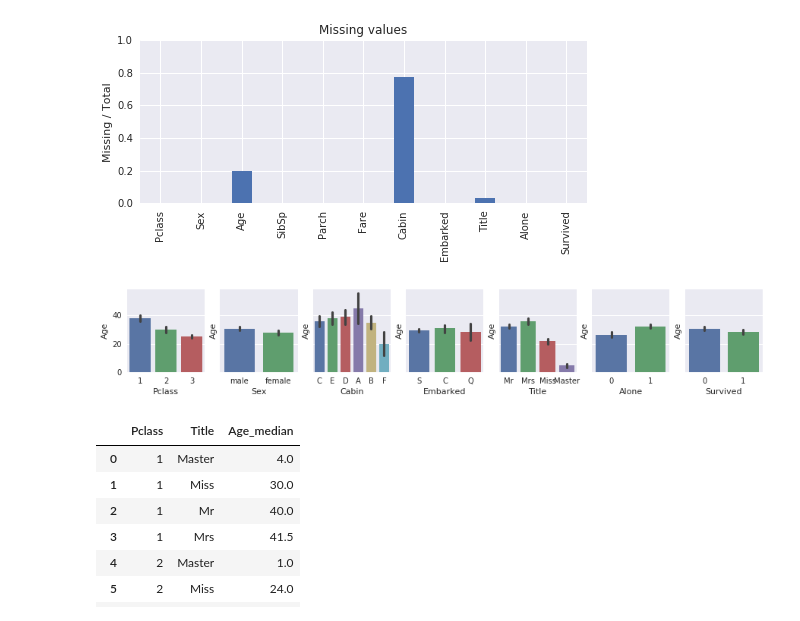
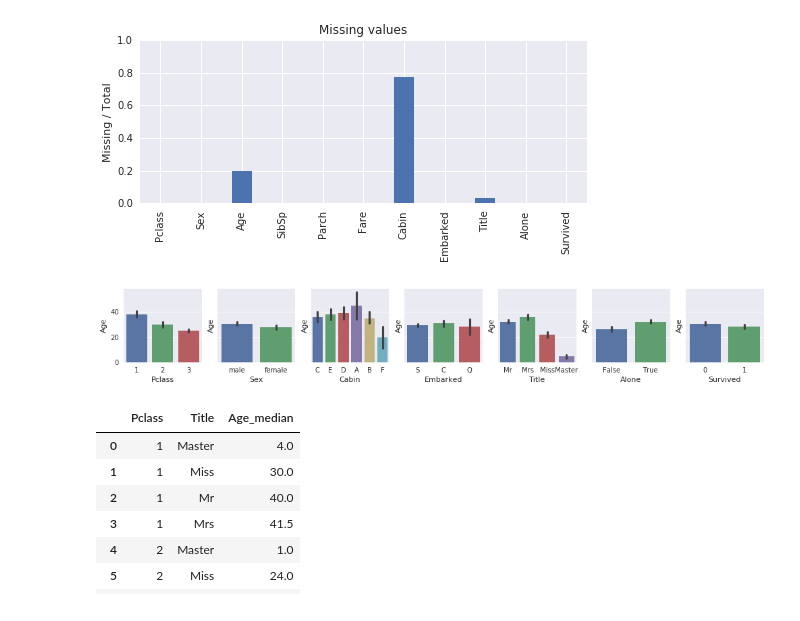
Before and after one commit to angelmtenor/data-science-keras, a Jupyter notebook: titanic.ipynb, the cells around one changed output. Drawn from its saved outputs; the diff is of its cells as text; code cells hidden in the pictures.

```diff
--- a/titanic.ipynb
+++ b/titanic.ipynb
@@ -79,7 +79,7 @@ fields = ['Cabin', 'Title']
 df.loc[:, fields] = helper.remove_lowfreq(df.loc[:, fields])
 
 # Alone passenger
-df['Alone'] = ((df["SibSp"] + df["Parch"]) == 0).astype(int)
+df['Alone'] = ((df["SibSp"] + df["Parch"]) == 0)
 # %% [output]
 Cabin {'C': 59, 'B': 47, 'D': 33, 'E': 32, 'A': 15, 'F': 13}
 Title {'Mr': 517, 'Miss': 182, 'Mrs': 125, 'Master': 40}
@@ -122,9 +122,9 @@ helper.show_missing(df)
 [figure]
 # %%
 # Fill Age
-helper.show_categorical(df, ["Age"], categorical, figsize=(15,2))
+helper.show_categorical(df, ["Age"], categorical, figsize=(17,2))
 # %% [output]
-[figure, old version]
+[figure, new version]
 # %%
 # the median of Age for different Pclass and Tittle will be used
 ref = df[['Pclass', 'Title', 'Age']].groupby(['Pclass', 'Title'], as_index=False).median()
```
Also changed, not shown: parts of 13 cells of this notebook, 2 other files.
